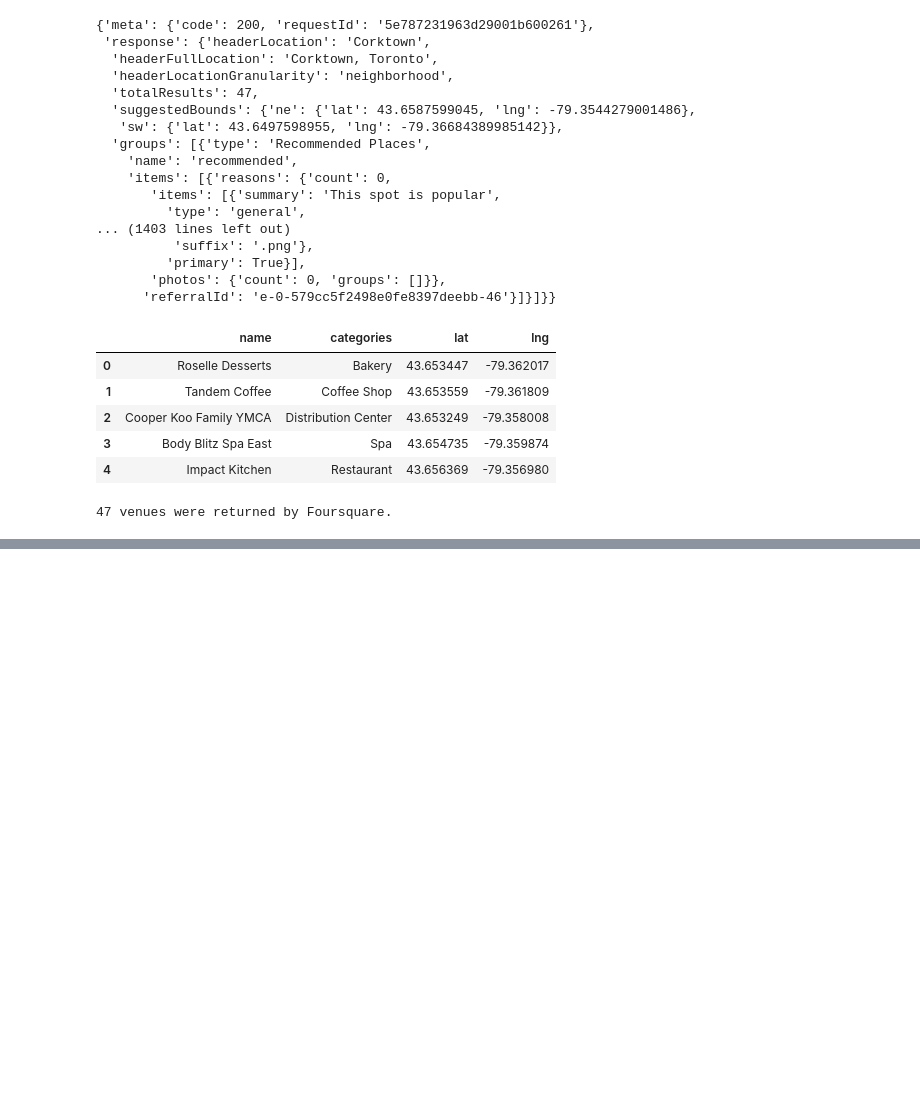
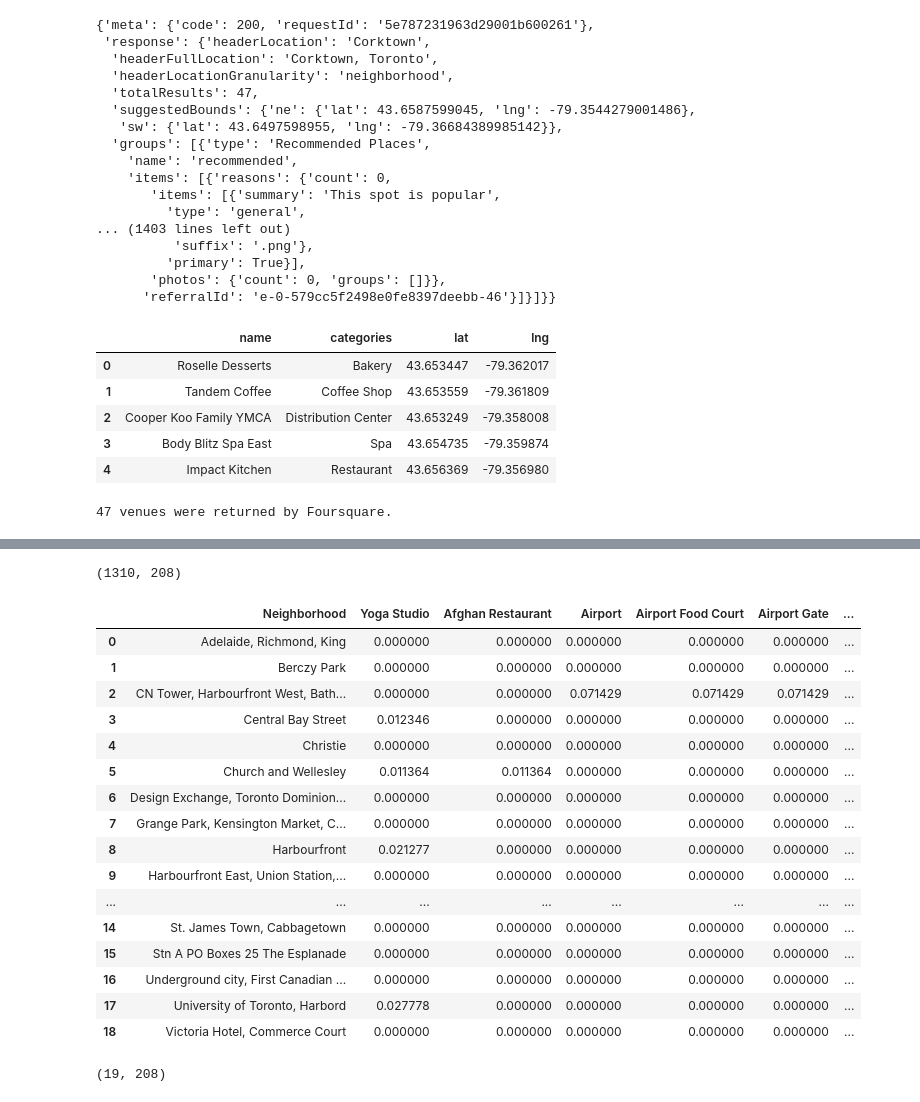
Before and after one commit to Jenny-shang95/Coursera_Capstone, a Jupyter notebook: Capstone_Project_Week3_JShang.ipynb, the cells around one changed output, grey strips where cells are left out. Saved outputs shown, nothing was run; the diff lists cells and outputs as text; code cells hidden in the pictures; blank space fills up the shorter version.

Commit message:
Published from Watson Studio.

```diff
--- a/Capstone_Project_Week3_JShang.ipynb
+++ b/Capstone_Project_Week3_JShang.ipynb
@@ -242,0 +287,5 @@ print('{} venues were returned by Foursquare.'.format(nearby_venues.shape[0]))
+# %%
+toronto_venues = getNearbyVenues(names=toronto_data['Neighborhood'],
+                                   latitudes=toronto_data['Latitude'],
+                                   longitudes=toronto_data['Longitude']
+                                  )
@@ -242,0 +353,12 @@ print('{} venues were returned by Foursquare.'.format(nearby_venues.shape[0]))
+# %%
+# one hot encoding
+toronto_onehot = pd.get_dummies(toronto_venues[['Venue Category']], prefix="", prefix_sep="")
+
+# add neighborhood column back to dataframe
+toronto_onehot['Neighborhood'] = toronto_venues['Neighborhood']
+
+# move neighborhood column to the first column
+fixed_columns = [toronto_onehot.columns[-1]] + list(toronto_onehot.columns[:-1])
+toronto_onehot = toronto_onehot[fixed_columns]
+
+toronto_onehot.head()
@@ -242,0 +372,32 @@ print('{} venues were returned by Foursquare.'.format(nearby_venues.shape[0]))
+# %%
+# examine new data frame size
+toronto_onehot.shape
+# %% [output]
+(1310, 208)
+# %%
+# grouping rows by neighborhood
+toronto_grouped = toronto_onehot.groupby('Neighborhood').mean().reset_index()
+toronto_grouped
+# %% [output]
+|  | Neighborhood | Yoga Studio | Afghan Restaurant | Airport | Airport Food Court | Airport Gate | ... |
+| 0 | Adelaide, Richmond, King | 0.000000 | 0.000000 | 0.000000 | 0.000000 | 0.000000 | ... |
+| 1 | Berczy Park | 0.000000 | 0.000000 | 0.000000 | 0.000000 | 0.000000 | ... |
+| 2 | CN Tower, Harbourfront West, Bath... | 0.000000 | 0.000000 | 0.071429 | 0.071429 | 0.071429 | ... |
+| 3 | Central Bay Street | 0.012346 | 0.000000 | 0.000000 | 0.000000 | 0.000000 | ... |
+| 4 | Christie | 0.000000 | 0.000000 | 0.000000 | 0.000000 | 0.000000 | ... |
+| 5 | Church and Wellesley | 0.011364 | 0.011364 | 0.000000 | 0.000000 | 0.000000 | ... |
+| 6 | Design Exchange, Toronto Dominion... | 0.000000 | 0.000000 | 0.000000 | 0.000000 | 0.000000 | ... |
+| 7 | Grange Park, Kensington Market, C... | 0.000000 | 0.000000 | 0.000000 | 0.000000 | 0.000000 | ... |
+| 8 | Harbourfront | 0.021277 | 0.000000 | 0.000000 | 0.000000 | 0.000000 | ... |
+| 9 | Harbourfront East, Union Station,... | 0.000000 | 0.000000 | 0.000000 | 0.000000 | 0.000000 | ... |
+| ... | ... | ... | ... | ... | ... | ... | ... |
+| 14 | St. James Town, Cabbagetown | 0.000000 | 0.000000 | 0.000000 | 0.000000 | 0.000000 | ... |
+| 15 | Stn A PO Boxes 25 The Esplanade | 0.000000 | 0.000000 | 0.000000 | 0.000000 | 0.000000 | ... |
+| 16 | Underground city, First Canadian ... | 0.000000 | 0.000000 | 0.000000 | 0.000000 | 0.000000 | ... |
+| 17 | University of Toronto, Harbord | 0.027778 | 0.000000 | 0.000000 | 0.000000 | 0.000000 | ... |
+| 18 | Victoria Hotel, Commerce Court | 0.000000 | 0.000000 | 0.000000 | 0.000000 | 0.000000 | ... |
+# %%
+# confirm new data frame size
+toronto_grouped.shape
+# %% [output]
+(19, 208)
```
Also changed, not shown: parts of 20 cells of this notebook.
